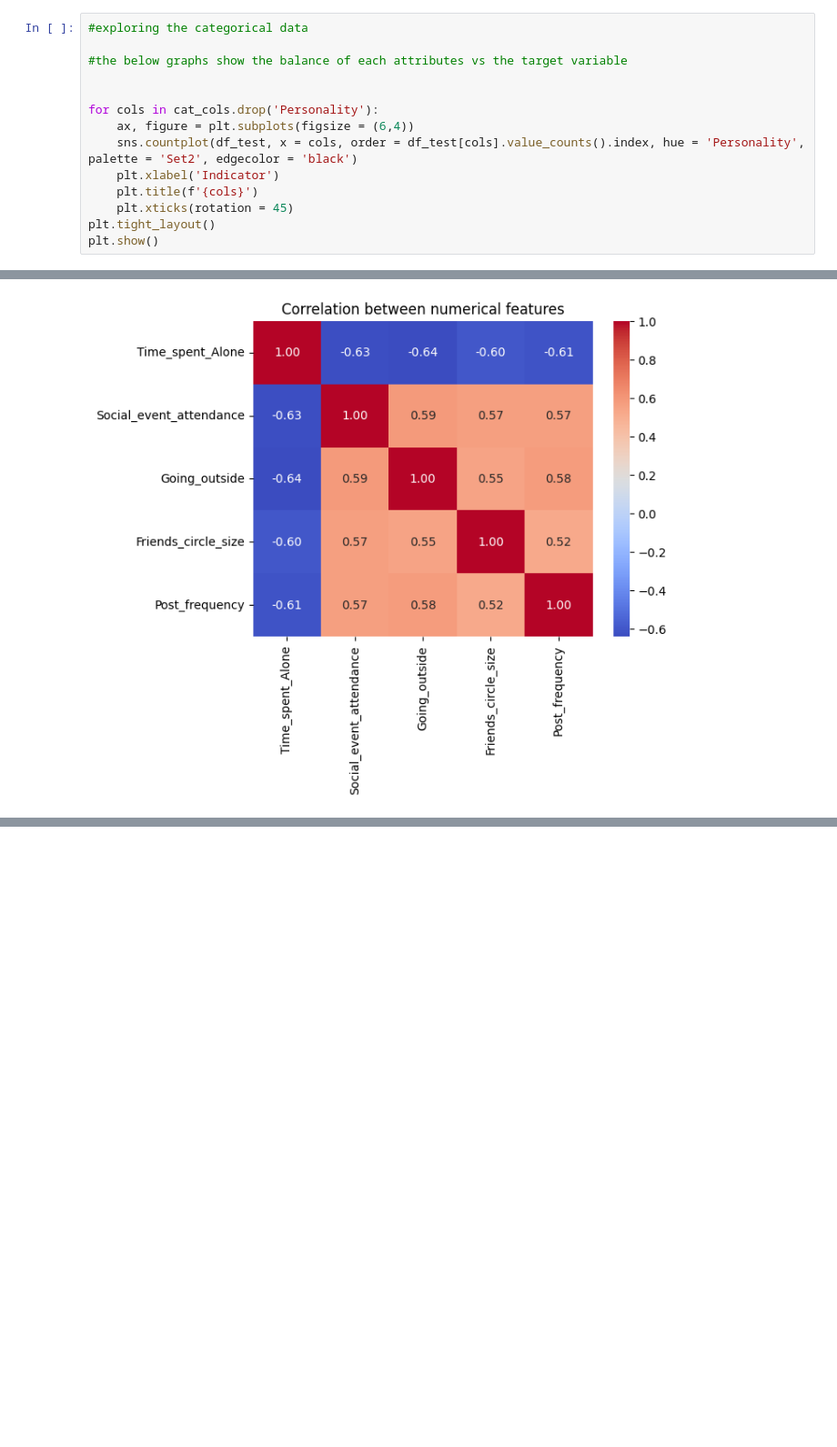
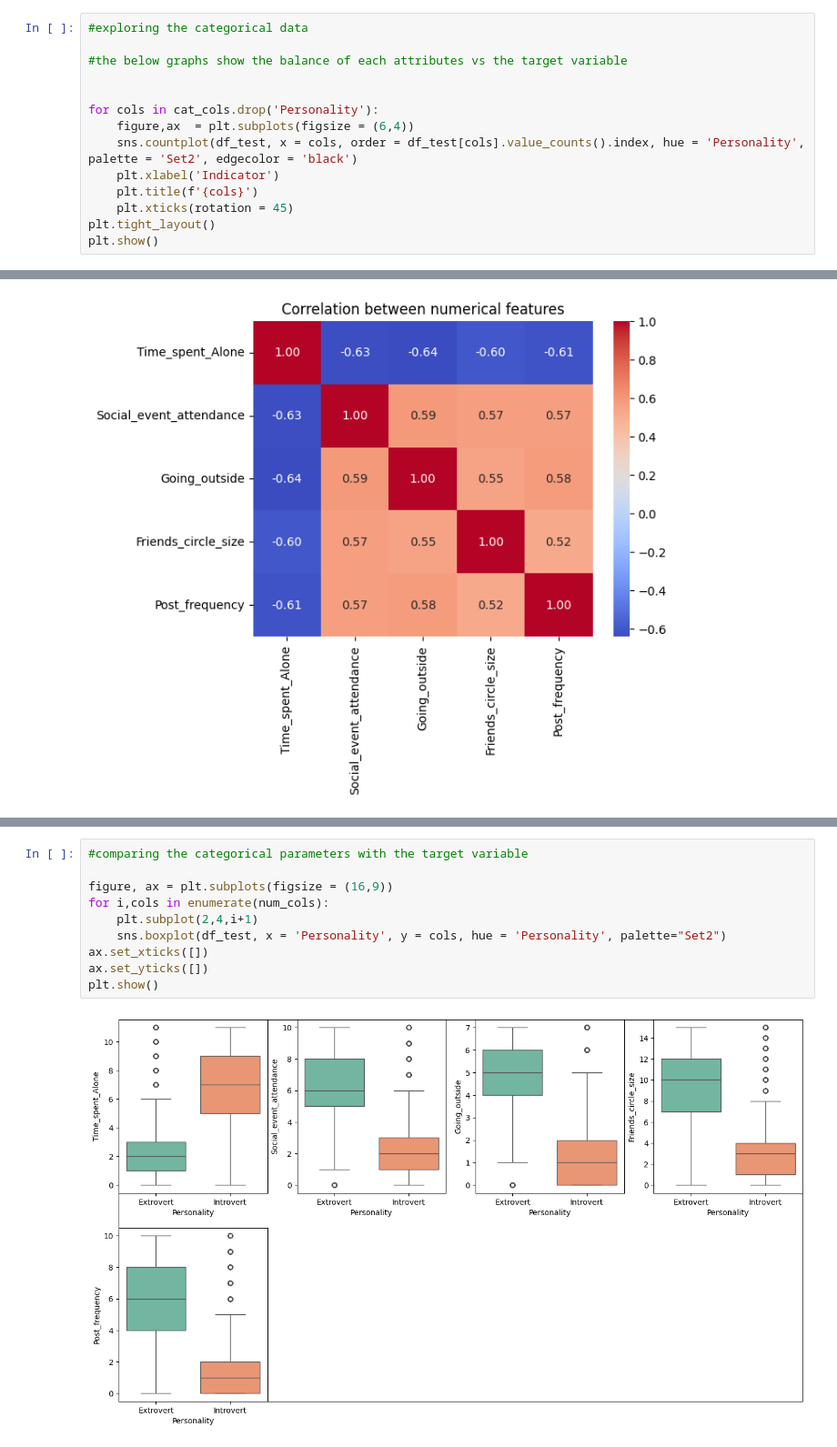
Before and after one commit to Eugene2705/find_an_extravert, a Jupyter notebook: working_file.ipynb, the cells around one changed output, grey strips where cells are left out. Shown at 91% size. Saved outputs shown, nothing was run; the diff lists cells and outputs as text; blank space fills up the shorter version.

```diff
--- a/working_file.ipynb
+++ b/working_file.ipynb
@@ -275,7 +298,7 @@ Name: proportion, dtype: float64
 
 
 for cols in cat_cols.drop('Personality'):
-    ax, figure = plt.subplots(figsize = (6,4))
+    figure,ax  = plt.subplots(figsize = (6,4))
     sns.countplot(df_test, x = cols, order = df_test[cols].value_counts().index, hue = 'Personality', palette = 'Set2', edgecolor = 'black')
     plt.xlabel('Indicator')
     plt.title(f'{cols}')
@@ -299,3 +341,15 @@ plt.show()
+# %%
+#comparing the categorical parameters with the target variable
+
+figure, ax = plt.subplots(figsize = (16,9))
+for i,cols in enumerate(num_cols):
+    plt.subplot(2,4,i+1)
+    sns.boxplot(df_test, x = 'Personality', y = cols, hue = 'Personality', palette="Set2")
+ax.set_xticks([])
+ax.set_yticks([])
+plt.show()
+# %% [output]
+[figure, added]
 # %% [markdown]
 ##Analysis write-up
 
```
Also changed, not shown: parts of 4 cells of this notebook.
